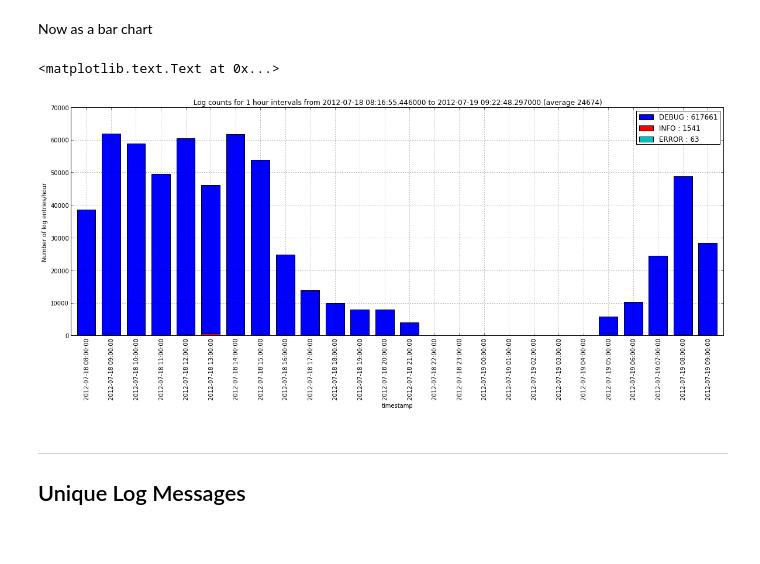
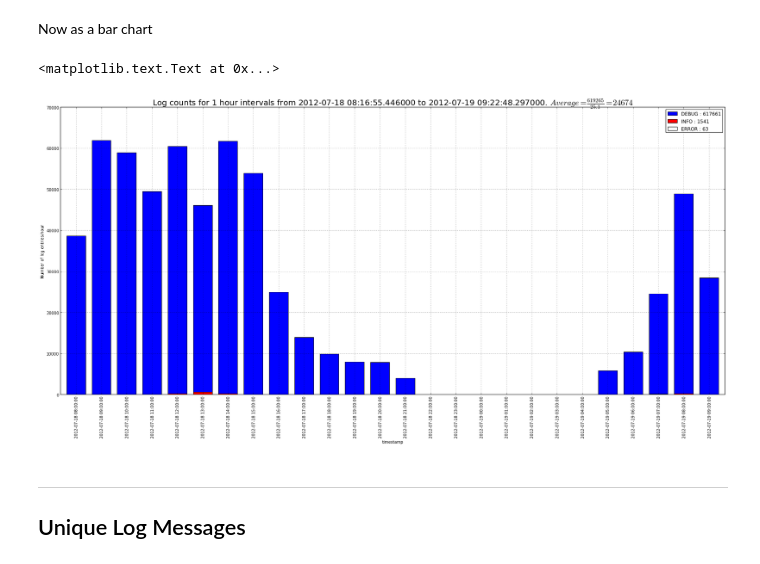
Before and after one commit to peterwilliams97/log_analysis, a Jupyter notebook: nb_pandas.ipynb, the cells around one changed output. Saved outputs shown, nothing was run; the diff lists cells and outputs as text; code cells hidden in the pictures.

```diff
--- a/nb_pandas.ipynb
+++ b/nb_pandas.ipynb
@@ -153,19 +152,23 @@ ylabel('Number of log entries per 10 minutes')
 # %% [markdown]
 Now as a bar chart
 # %%
-plt.figsize(20,7)
 # Need to plot shorter bars later so we can see them
 levels = sorted(levels, key = lambda x: -len(df[df.level==x]))
-colors = ['b', 'r', 'c']
+# Color cycling is currenty broken on pandas bar chars
+colors = ['b', 'r', 'w']
+
+# Make the figure big so we can see the tiny INFO and ERROR counts
+plt.figsize(30,13)
 for i,level in enumerate(levels):
     bars = df[df.level==level].logfile.resample('60min', how='count')
     bars.plot(kind='bar', color=colors[i], label='%s : %d' % (level, len(df[df.level==level])))
 legend(loc='best')
-title('Log counts for 1 hour intervals from %s to %s (average %d)' % (df.index.min(), df.index.max(), int(len(df)/hours)))
+title(r'Log counts for 1 hour intervals from %s to %s. $Average=\frac{%d}{%.1f}=%d$' % (df.index.min(), df.index.max(),
+    len(df), hours, int(len(df)/hours)), size=20)
 ylabel('Number of log entries/hour')
 # %% [output]
 <matplotlib.text.Text at 0x...>
-[figure, old version]
+[figure, new version]
 # %% [markdown]
 ***
 Unique Log Messages
```
Also changed, not shown: parts of 8 cells of this notebook.
